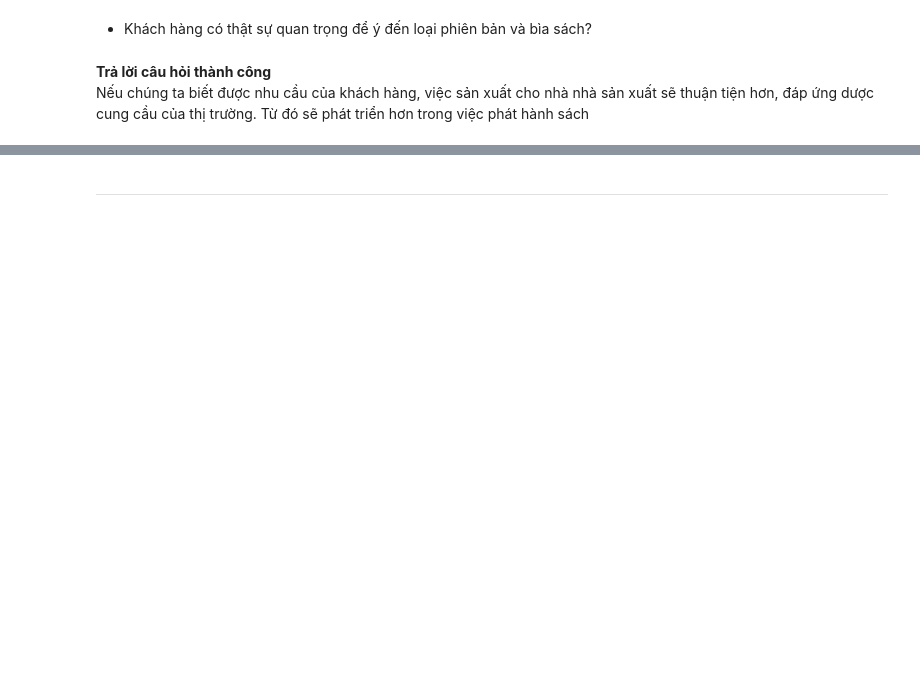
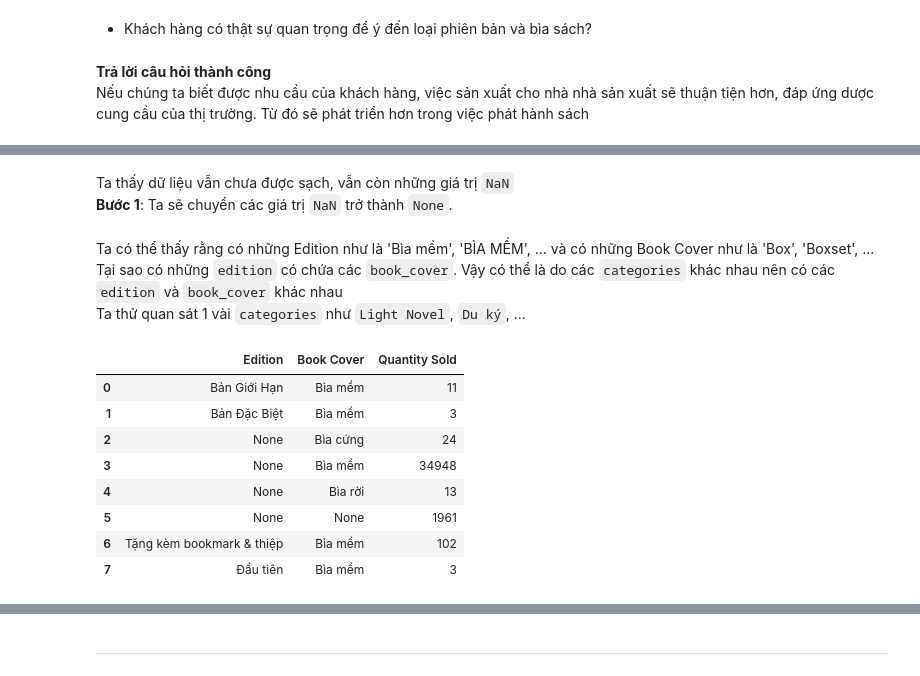
Before and after one commit to Miruku2201/NMKHDL_Final_Project, a Jupyter notebook: question.ipynb, the cells around one changed output, grey strips where cells are left out. Drawn from its saved outputs; the diff is of its cells as text; code cells hidden in the pictures; blank space fills up the shorter version.

```diff
--- a/question.ipynb
+++ b/question.ipynb
@@ -345 +349,4 @@ Hmm ta vẫn còn thấy dữ liệu chưa được xử lý để phục vụ c
+# %% [markdown]
+Ta thấy dữ liệu vẫn chưa được sạch, vẫn còn những giá trị `NaN`<Br>
+**Bước 1**: Ta sẽ chuyển các giá trị `NaN` trở thành `None`.
 # %%
@@ -347,0 +355,19 @@ new_df.loc[new_df.book_cover.isnull(), 'book_cover'] = 'None'
+# %% [markdown]
+Ta có thể thấy rằng có những Edition như là 'Bìa mềm', 'BÌA MỀM', ... và có những Book Cover như là 'Box', 'Boxset', ...<Br>
+Tại sao có những `edition` có chứa các `book_cover`. Vậy có thể là do các `categories` khác nhau nên có các `edition` và `book_cover` khác nhau<Br>
+Ta thử quan sát 1 vài `categories` như `Light Novel`, `Du ký`, ...
+# %%
+LightNovel_view = get_df_by_categories('Light novel')
+DuKy_view = get_df_by_categories('Du ký')
+# %%
+pd.DataFrame({'Quantity Sold' : LightNovel_view.groupby(['edition', 'book_cover'])['all_time_quantity_sold'].sum()}).reset_index().rename({'edition': 'Edition', 'book_cover': 'Book Cover'}, axis = 1)
+# %% [output]
+|  | Edition | Book Cover | Quantity Sold |
+| 0 | Bản Giới Hạn | Bìa mềm | 11 |
+| 1 | Bản Đặc Biệt | Bìa mềm | 3 |
+| 2 | None | Bìa cứng | 24 |
+| 3 | None | Bìa mềm | 34948 |
+| 4 | None | Bìa rời | 13 |
+| 5 | None | None | 1961 |
+| 6 | Tặng kèm bookmark & thiệp | Bìa mềm | 102 |
+| 7 | Đầu tiên | Bìa mềm | 3 |
```
Also changed, not shown: parts of 23 cells of this notebook.
